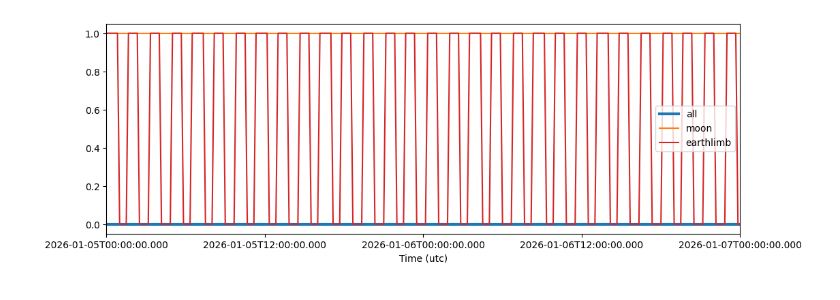
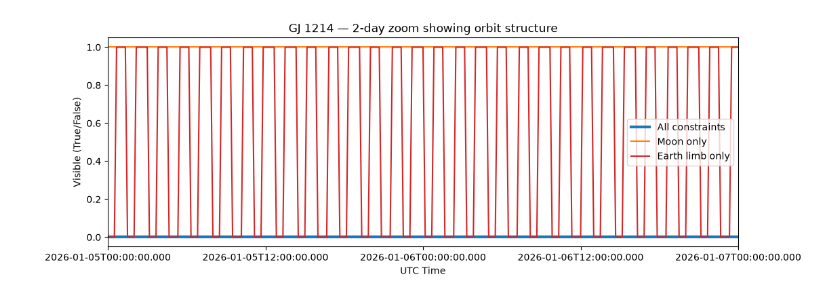
Before and after one commit to PandoraMission/pandora-visibility, a Jupyter notebook: docs/Example-useage.ipynb, the cells around one changed output. Drawn from its saved outputs; the diff is of its cells as text; code cells hidden in the pictures.

```diff
--- a/docs/Example-useage.ipynb
+++ b/docs/Example-useage.ipynb
@@ -12,7 +48,4 @@ from astropy.visualization import time_support
 # %%
-# this is a draft TLE we can use
-
-# be careful to use the most up to date one!
-
-line1 = "1 99152U 26011B   26005.66013674 +.00000000 +00000-0 +00000-0 0    16"
-line2 = "2 99152  97.6750  17.6690 0000000 328.8990  20.9640 14.86530781000004"
+# Draft TLE for Pandora — use the most up-to-date one for real work!
+line1 = "1 67395U 80229J   26057.99991898  .00000000  00000-0  37770-3 0    03"
+line2 = "2 67395  97.8009  58.3973 0006599 121.8878 132.9207 14.87804761    04"
@@ -37,5 +155,6 @@ WARNING: Tried to get polar motions for times after IERS data is valid. Defaulti
 # %%
-# let's look at GJ 1214 for example
-
+# Target: GJ 1214 (RA=258.831°, Dec=+4.961°)
 target_coord = SkyCoord(258.831, 4.96068, frame="icrs", unit="deg")
-targ_vis = vis.get_visibility(target_coord, times)
+targ_vis = vis.get_visibility(target_coord, times)["visible"]
+print(f"GJ 1214 is visible at {targ_vis.sum()} of {len(times)} time steps "
+      f"({100 * targ_vis.mean():.1f}% duty cycle)")
@@ -107,14 +232,14 @@ with time_support():
 # %%
-# similar but on a smaller time window
-
+# Zoomed to 2 days: orbit-by-orbit Earth limb occultations are visible
 with time_support():
-    plt.figure(figsize=[12,4])
-    plt.plot(times.utc, targ_vis, color="C0", label="all", lw=3, zorder=0)
-    plt.plot(times.utc, moon_vis, label="moon", color="C1", )
-    plt.plot(times.utc, earthlimb_vis, label="earthlimb", color="C3", )
-
+    plt.figure(figsize=[12, 4])
+    plt.plot(times.utc, targ_vis, color="C0", label="All constraints", lw=3, zorder=0)
+    plt.plot(times.utc, moon_vis, label="Moon only", color="C1")
+    plt.plot(times.utc, earthlimb_vis, label="Earth limb only", color="C3")
     plt.xlim(times.utc.min(), times.utc.min() + 2 * u.d)
-
+    plt.xlabel("UTC Time")
+    plt.ylabel("Visible (True/False)")
+    plt.title("GJ 1214 — 2-day zoom showing orbit structure")
     plt.legend()
 # %% [output]
-[figure, old version]
+[figure, new version]
```
Also changed, not shown: parts of 29 cells of this notebook, 22 other files.
